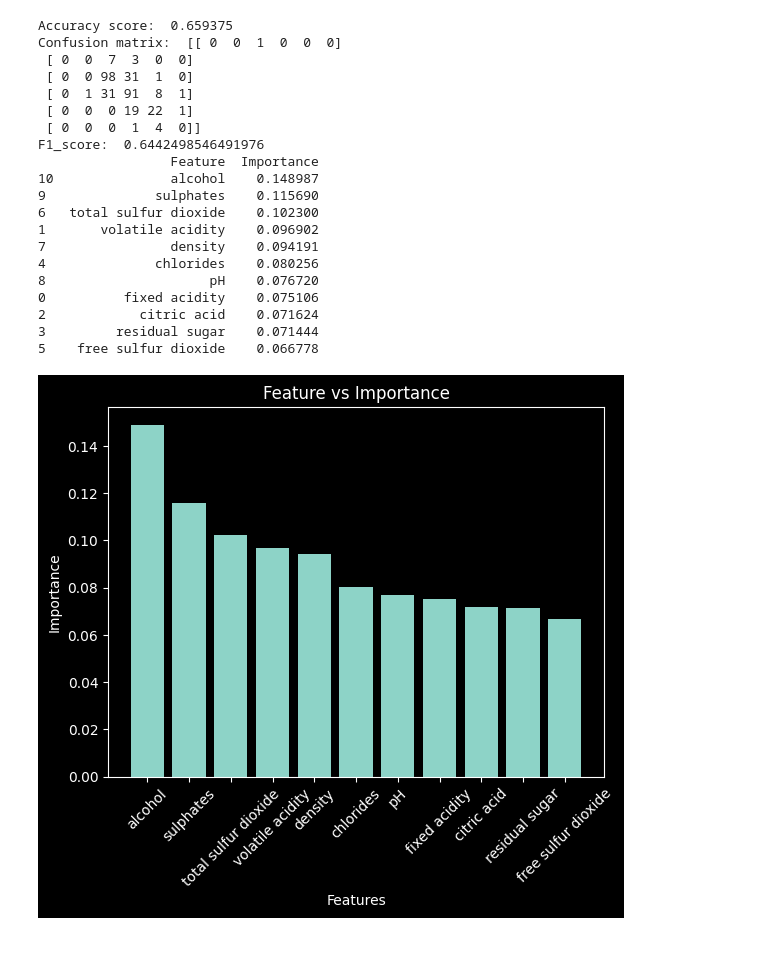
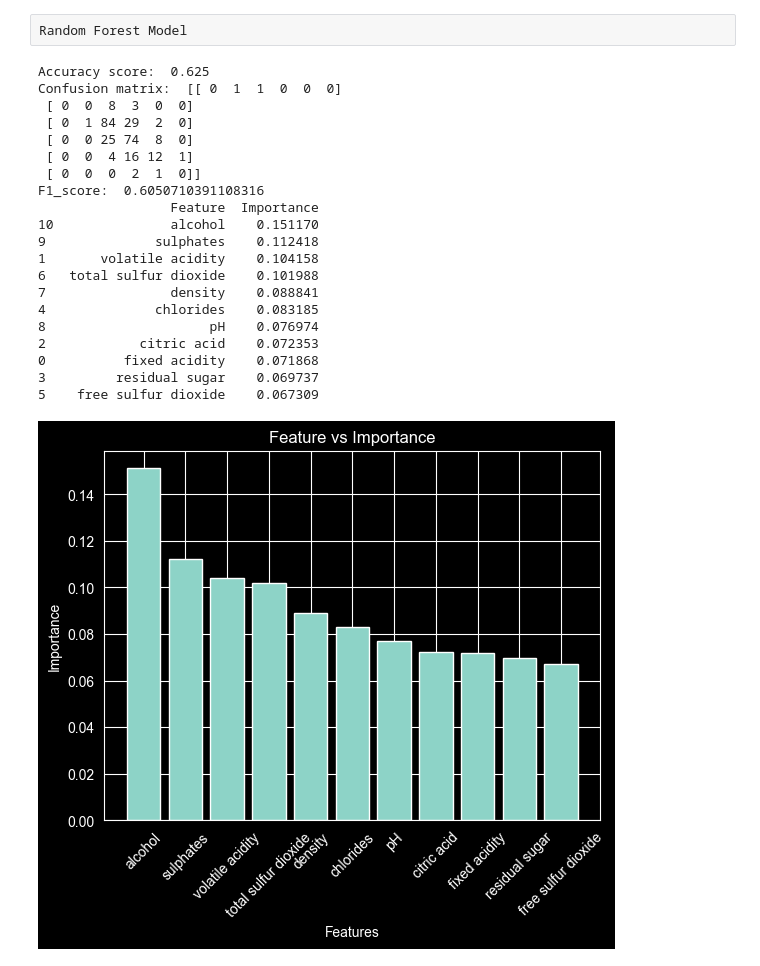
Before and after one commit to luanhoangle05/DATA221_PROJECT_RED_WINE_QUALITY_NEW, a Jupyter notebook: notebooks/05_random_forest.ipynb, the cells around one changed output. Cells and saved outputs as stored; diff of their text form; code cells hidden in the pictures.

Commit message:
modify random forest model

```diff
--- a/notebooks/05_random_forest.ipynb
+++ b/notebooks/05_random_forest.ipynb
@@ -1,21 +1,22 @@
+# %% [raw]
+Random Forest Model
 # %%
 import pandas as pd
 from sklearn.model_selection import train_test_split
 from sklearn.ensemble import RandomForestClassifier
 from sklearn.metrics import accuracy_score,confusion_matrix,f1_score,classification_report
 import matplotlib.pyplot as plt
-df = pd.read_csv("../data/winequality-red.csv")
 
-# spot out features(input) and the target_variable which is the quality
-x=df.drop("quality",axis=1)
-y=df["quality"]
-
-# train test split
-x_train,x_test,y_train,y_test=train_test_split(x,y,random_state=42,test_size=0.2)
-# we first need to split and train the feature and target variable first
-# because the model will learn from the training data
-# and it will based on that training data to predict the testing data
-# it will predict for unseen data and reduce overfitting
+# Load the shared clean data and split data
+x_train=pd.read_csv("../output/x_train.csv")
+x_test=pd.read_csv("../output/x_test.csv")
+y_train=pd.read_csv("../output/y_train.csv").squeeze()
+y_test=pd.read_csv("../output/y_test.csv").squeeze()
+# we use squeeze for y_train and y_test because both of these files
+# only have 1 column
+# so .squeeze() helps us convert from 1 column DataFrame to a series
+# this one helps us get the target variable as a 1-dimension
+# because we only need values, makes more cleaner
 
 # create random_forest_model
 random_forest_model=RandomForestClassifier(n_estimators=100,random_state=42)
@@ -25,53 +26,53 @@ random_forest_model=RandomForestClassifier(n_estimators=100,random_state=42)
 # on unseen data
 random_forest_model.fit(x_train,y_train)
 
 #predict
 predicted_random_forest_model=random_forest_model.predict(x_test)
 
 # evaluate the model
 accuracy=accuracy_score(y_test,predicted_random_forest_model)
 confusion_matrix_value=confusion_matrix(y_test,predicted_random_forest_model)
-f1_score=f1_score(y_test,predicted_random_forest_model,average="weighted")
+f1=f1_score(y_test,predicted_random_forest_model,average="weighted")
 
 print("Accuracy score: ",accuracy)
 print("Confusion matrix: ",confusion_matrix_value)
-print("F1_score: ",f1_score)
+print("F1_score: ",f1)
 
 # feature importance
 importances=random_forest_model.feature_importances_
 feature_importances=pd.DataFrame({
-    "Feature":x.columns,
+    "Feature":x_train.columns,
     "Importance":importances
 })
 feature_importances=feature_importances.sort_values(by="Importance",ascending=False)
 print(feature_importances)
 
 plt.figure()
 plt.title("Feature vs Importance")
 plt.bar(feature_importances["Feature"],feature_importances["Importance"])
 plt.xlabel("Features")
 plt.xticks(rotation=45)
 plt.ylabel("Importance")
 plt.show()
 # %% [output]
-Accuracy score:  0.659375
-Confusion matrix:  [[ 0  0  1  0  0  0]
- [ 0  0  7  3  0  0]
- [ 0  0 98 31  1  0]
- [ 0  1 31 91  8  1]
- [ 0  0  0 19 22  1]
- [ 0  0  0  1  4  0]]
-F1_score:  0.6442498546491976
+Accuracy score:  0.625
+Confusion matrix:  [[ 0  1  1  0  0  0]
+ [ 0  0  8  3  0  0]
+ [ 0  1 84 29  2  0]
+ [ 0  0 25 74  8  0]
+ [ 0  0  4 16 12  1]
+ [ 0  0  0  2  1  0]]
+F1_score:  0.6050710391108316
                  Feature  Importance
-10               alcohol    0.148987
-9              sulphates    0.115690
-6   total sulfur dioxide    0.102300
-1       volatile acidity    0.096902
-7                density    0.094191
-4              chlorides    0.080256
-8                     pH    0.076720
-0          fixed acidity    0.075106
-2            citric acid    0.071624
-3         residual sugar    0.071444
-5    free sulfur dioxide    0.066778
+10               alcohol    0.151170
+9              sulphates    0.112418
+1       volatile acidity    0.104158
+6   total sulfur dioxide    0.101988
+7                density    0.088841
+4              chlorides    0.083185
+8                     pH    0.076974
+2            citric acid    0.072353
+0          fixed acidity    0.071868
+3         residual sugar    0.069737
+5    free sulfur dioxide    0.067309
-[figure, old version]
+[figure, new version]
```
Also changed, not shown: 1 other file.
